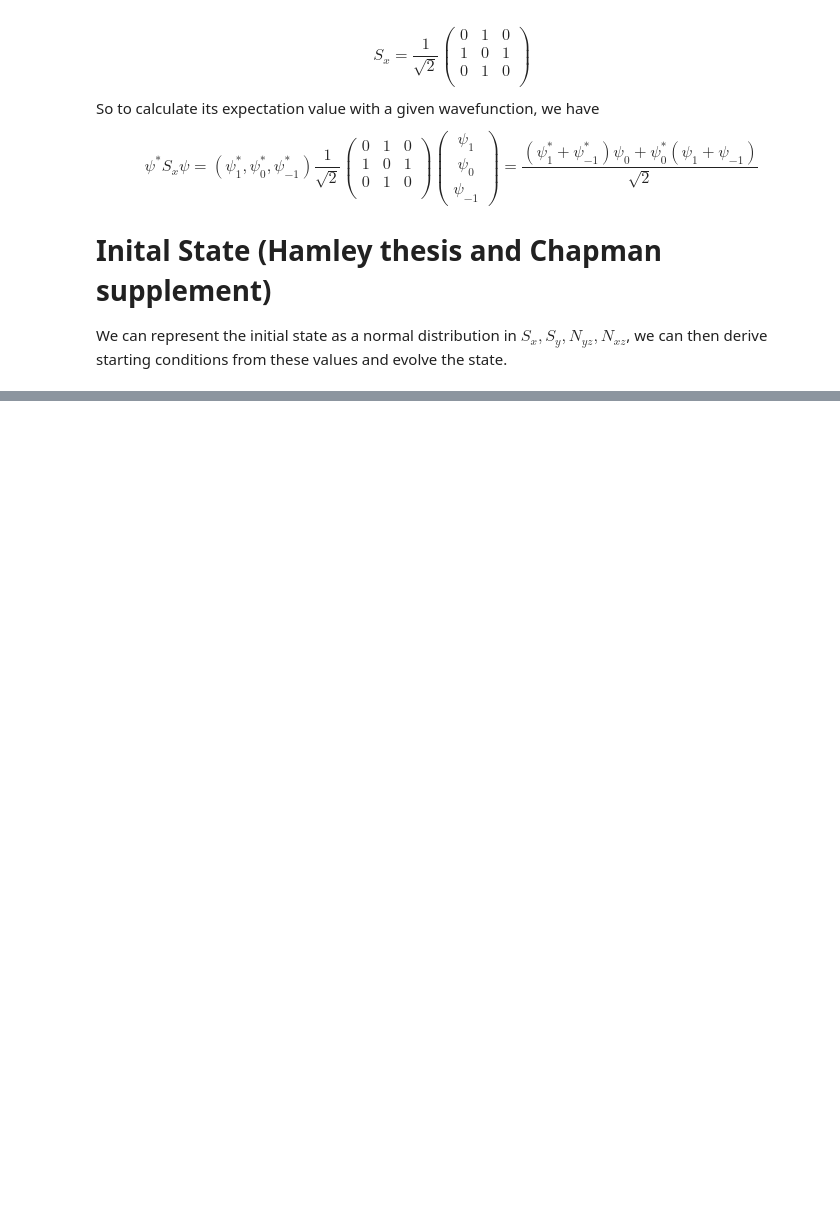
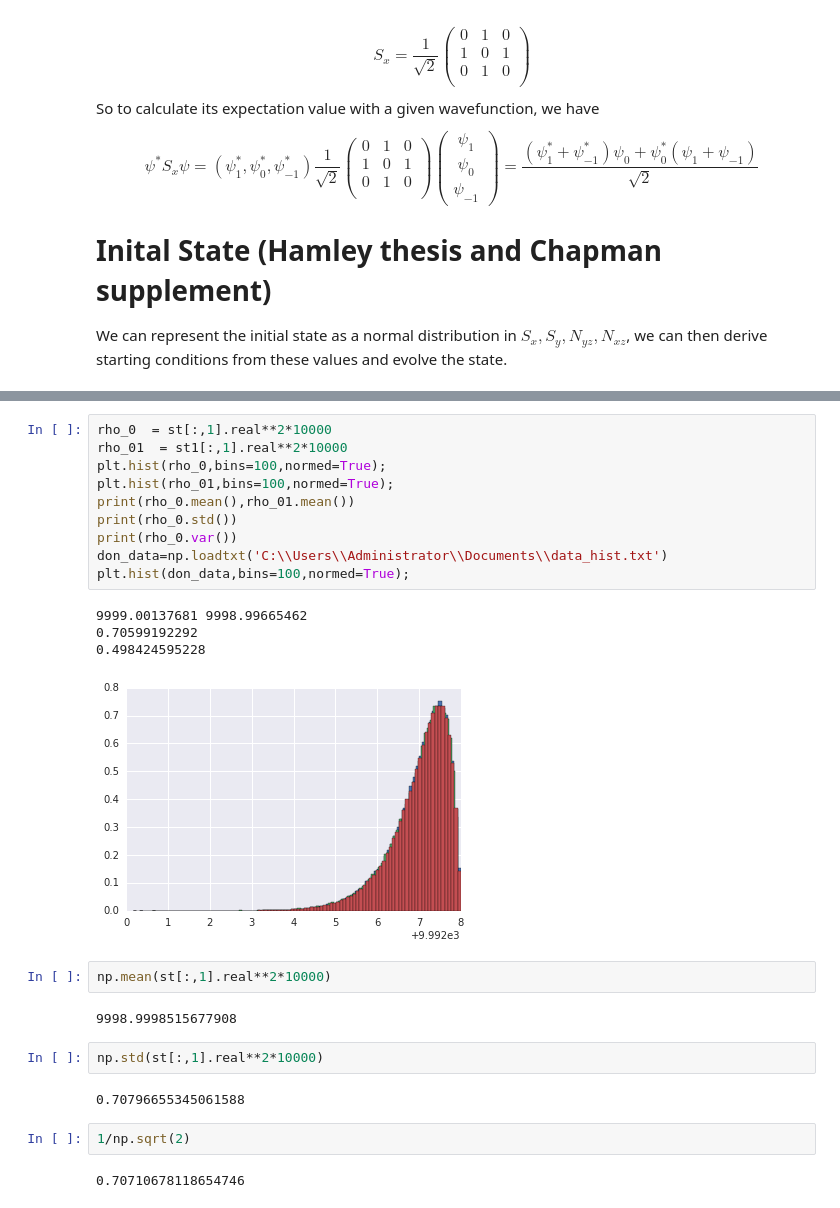
Before and after one commit to ZachGlassman/MySpinorSim, a Jupyter notebook: MeanField/SMA Spinor Oscillations.ipynb, the cells around one changed output, grey strips where cells are left out. Cells and saved outputs as stored; diff of their text form; blank space fills up the shorter version.

```diff
--- a/MeanField/SMA Spinor Oscillations.ipynb
+++ b/MeanField/SMA Spinor Oscillations.ipynb
@@ -172,0 +320,27 @@ plt.hist(N * (msqr(state[:,2]).real-msqr(state[:,0]).real),bins = 100);
+# %%
+rho_0  = st[:,1].real**2*10000
+rho_01  = st1[:,1].real**2*10000
+plt.hist(rho_0,bins=100,normed=True);
+plt.hist(rho_01,bins=100,normed=True);
+print(rho_0.mean(),rho_01.mean())
+print(rho_0.std())
+print(rho_0.var())
+don_data=np.loadtxt('C:\\Users\\Administrator\\Documents\\data_hist.txt')
+plt.hist(don_data,bins=100,normed=True);
+# %% [output]
+9999.00137681 9998.99665462
+0.70599192292
+0.498424595228
+[figure, added]
+# %%
+np.mean(st[:,1].real**2*10000)
+# %% [output]
+9998.9998515677908
+# %%
+np.std(st[:,1].real**2*10000)
+# %% [output]
+0.70796655345061588
+# %%
+1/np.sqrt(2)
+# %% [output]
+0.70710678118654746
```
Also changed, not shown: parts of 18 cells of this notebook, 11 other files.
